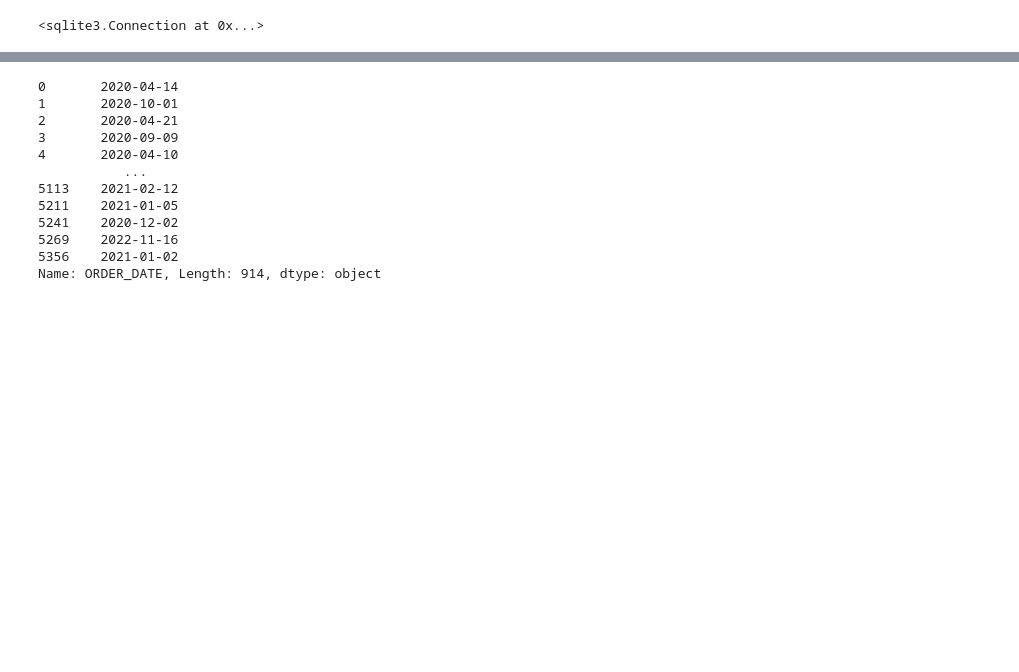
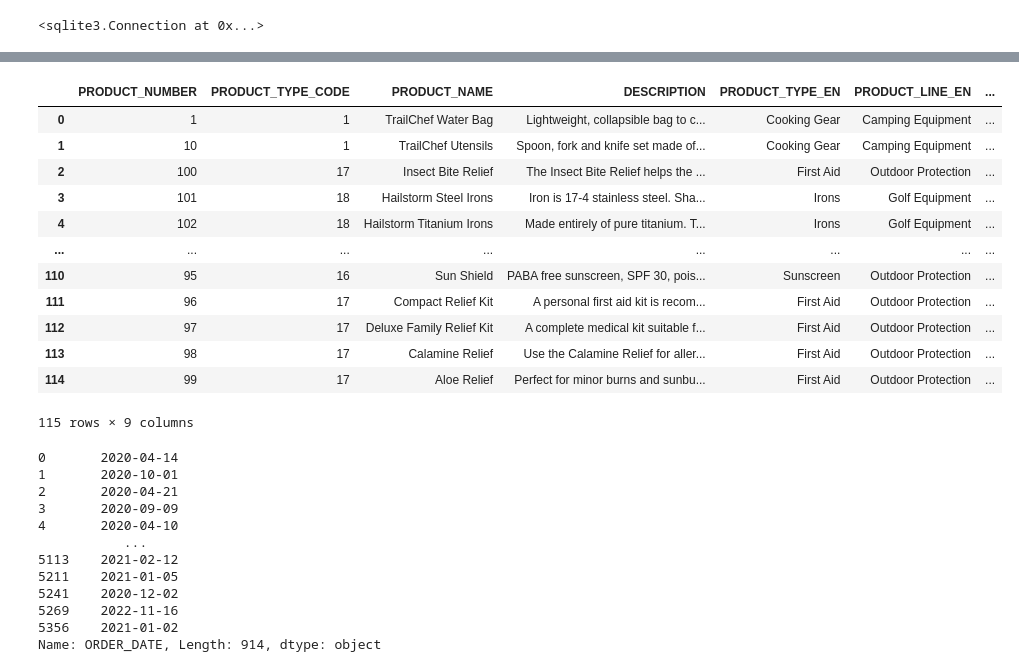
Before and after one commit to troykort/DaD, a Jupyter notebook: Practicum_5.1_Opdracht/Practicum_5.1_Opdracht.ipynb, the cells around one changed output, grey strips where cells are left out. Saved outputs shown, nothing was run; the diff lists cells and outputs as text; code cells hidden in the pictures; blank space fills up the shorter version.

```diff
--- a/Practicum_5.1_Opdracht/Practicum_5.1_Opdracht.ipynb
+++ b/Practicum_5.1_Opdracht/Practicum_5.1_Opdracht.ipynb
@@ -94,3 +117,27 @@ training=pd.read_sql(newQuery,Sales_staff_connection)
+# %%
+product_merge = product.merge(product_type, left_on='PRODUCT_TYPE_CODE', right_on='PRODUCT_TYPE_CODE', how='left')
+product_merge = product_merge.merge(product_line, left_on='PRODUCT_LINE_CODE', right_on='PRODUCT_LINE_CODE', how='left')
+product_dimensie = product_merge[['PRODUCT_NUMBER', 'PRODUCT_TYPE_CODE', 'PRODUCT_NAME', 'DESCRIPTION', 'PRODUCT_TYPE_EN', 'PRODUCT_LINE_EN', 'INTRODUCTION_DATE', 'PRODUCTION_COST', 'MARGIN']]
+
+product_dimensie['INTRODUCTION_DATE'] = pd.to_datetime(product_dimensie['INTRODUCTION_DATE']).dt.date
+product_dimensie['PRODUCTION_COST'] = pd.to_numeric(product_dimensie['PRODUCTION_COST']).astype('float').round(2)
+product_dimensie['MARGIN'] = pd.to_numeric(product_dimensie['MARGIN']).astype('float').round(2)
+
+product_dimensie
+# %% [output]
+|  | PRODUCT_NUMBER | PRODUCT_TYPE_CODE | PRODUCT_NAME | DESCRIPTION | PRODUCT_TYPE_EN | PRODUCT_LINE_EN | ... |
+| 0 | 1 | 1 | TrailChef Water Bag | Lightweight, collapsible bag to c... | Cooking Gear | Camping Equipment | ... |
+| 1 | 10 | 1 | TrailChef Utensils | Spoon, fork and knife set made of... | Cooking Gear | Camping Equipment | ... |
+| 2 | 100 | 17 | Insect Bite Relief | The Insect Bite Relief helps the ... | First Aid | Outdoor Protection | ... |
+| 3 | 101 | 18 | Hailstorm Steel Irons | Iron is 17-4 stainless steel. Sha... | Irons | Golf Equipment | ... |
+| 4 | 102 | 18 | Hailstorm Titanium Irons | Made entirely of pure titanium. T... | Irons | Golf Equipment | ... |
+| ... | ... | ... | ... | ... | ... | ... | ... |
+| 110 | 95 | 16 | Sun Shield | PABA free sunscreen, SPF 30, pois... | Sunscreen | Outdoor Protection | ... |
+| 111 | 96 | 17 | Compact Relief Kit | A personal first aid kit is recom... | First Aid | Outdoor Protection | ... |
+| 112 | 97 | 17 | Deluxe Family Relief Kit | A complete medical kit suitable f... | First Aid | Outdoor Protection | ... |
+| 113 | 98 | 17 | Calamine Relief | Use the Calamine Relief for aller... | First Aid | Outdoor Protection | ... |
+| 114 | 99 | 17 | Aloe Relief | Perfect for minor burns and sunbu... | First Aid | Outdoor Protection | ... |
+115 rows × 9 columns
 # %%
 date_dimensie = order_header['ORDER_DATE'].drop_duplicates()
 date_dimensie
```
Also changed, not shown: parts of 4 cells of this notebook.
